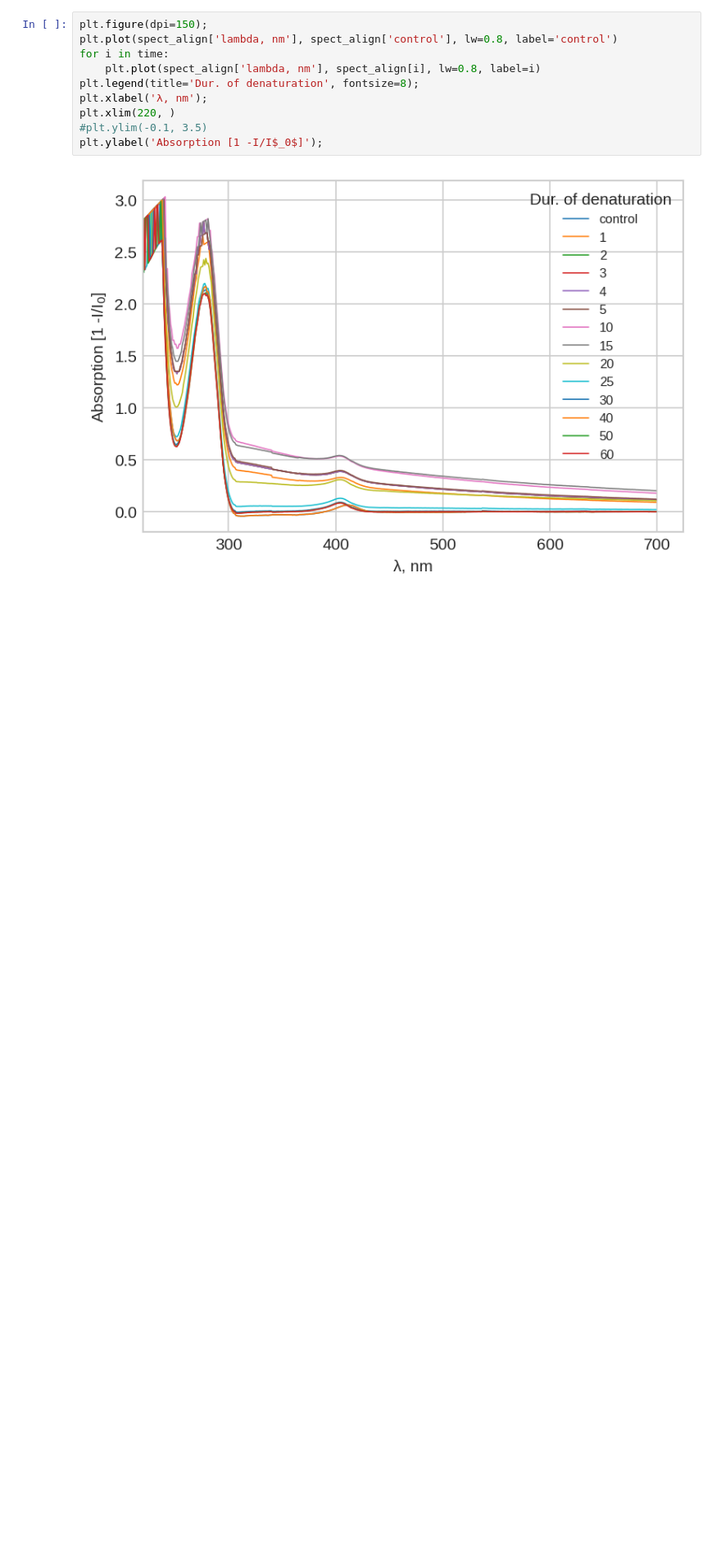
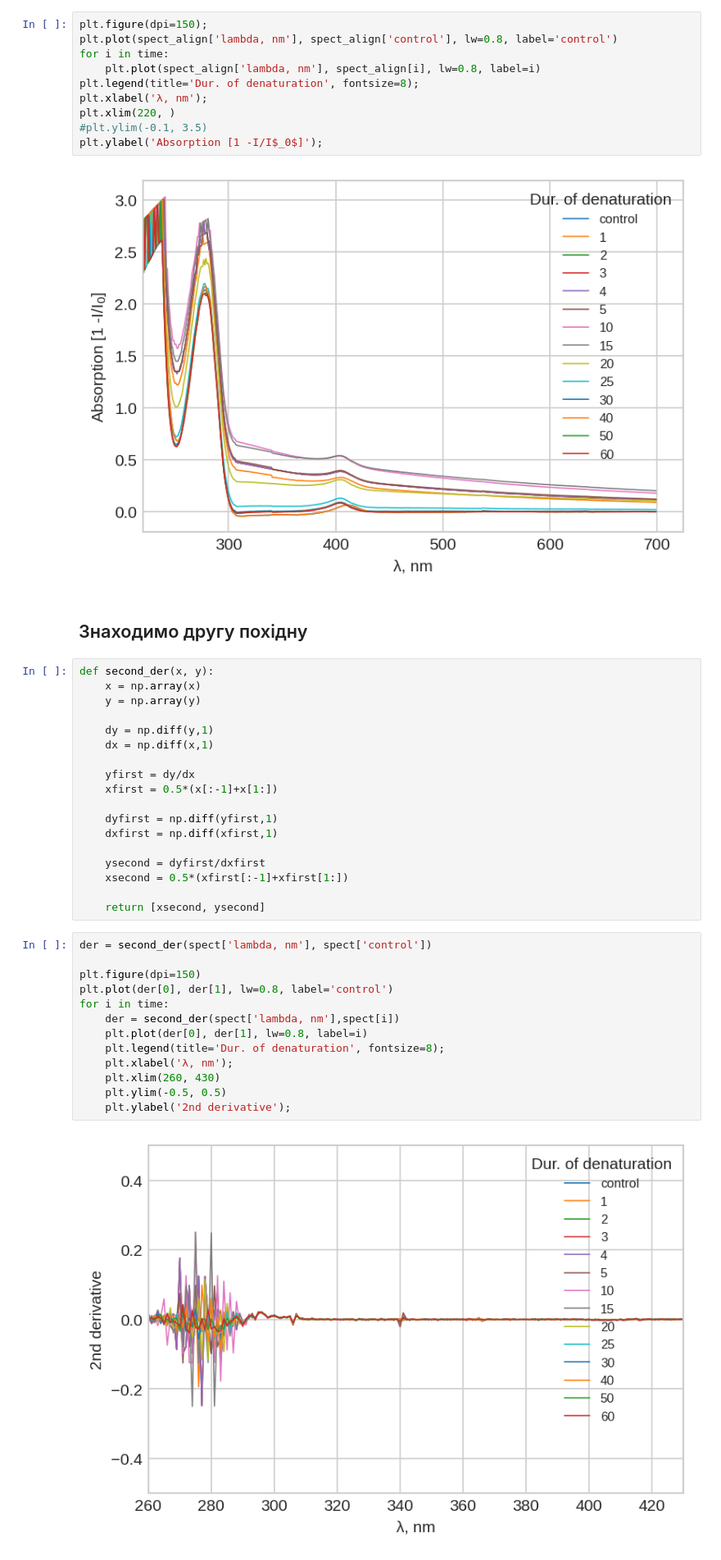
Before and after one commit to platycristate/BiophysicsLabs, a Jupyter notebook: denaturation/denaturation_analysis.ipynb, the cells around one changed output. Shown: that part at 82% size. Cells and saved outputs as stored; diff of their text form; blank space fills up the shorter version.

Commit message:
adjusted plot with 2nd der

```diff
--- a/denaturation/denaturation_analysis.ipynb
+++ b/denaturation/denaturation_analysis.ipynb
@@ -87,3 +87,38 @@ plt.xlim(220, )
 plt.ylabel('Absorption [1 -I/I$_0$]');
 # %% [output]
 [figure]
+# %% [markdown]
+## Знаходимо другу похідну
+# %%
+def second_der(x, y):
+    x = np.array(x)
+    y = np.array(y)
+
+    dy = np.diff(y,1)
+    dx = np.diff(x,1)
+
+    yfirst = dy/dx
+    xfirst = 0.5*(x[:-1]+x[1:])
+
+    dyfirst = np.diff(yfirst,1)
+    dxfirst = np.diff(xfirst,1)
+
+    ysecond = dyfirst/dxfirst
+    xsecond = 0.5*(xfirst[:-1]+xfirst[1:])
+
+    return [xsecond, ysecond]
+# %%
+der = second_der(spect['lambda, nm'], spect['control'])
+
+plt.figure(dpi=150)
+plt.plot(der[0], der[1], lw=0.8, label='control')
+for i in time:
+    der = second_der(spect['lambda, nm'],spect[i])
+    plt.plot(der[0], der[1], lw=0.8, label=i)
+    plt.legend(title='Dur. of denaturation', fontsize=8);
+    plt.xlabel('λ, nm');
+    plt.xlim(260, 430)
+    plt.ylim(-0.5, 0.5)
+    plt.ylabel('2nd derivative');
+# %% [output]
+[figure, added]
```
